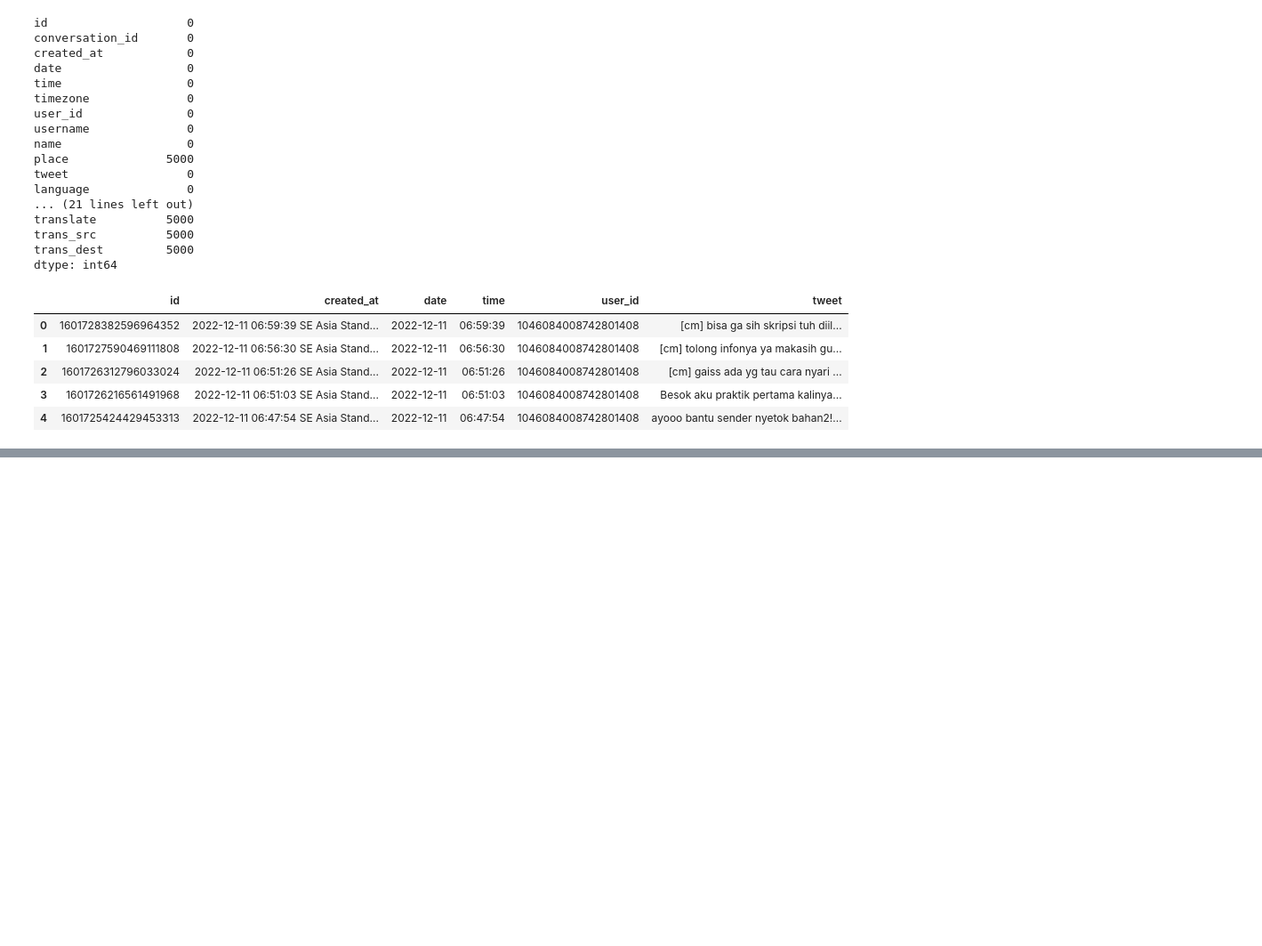
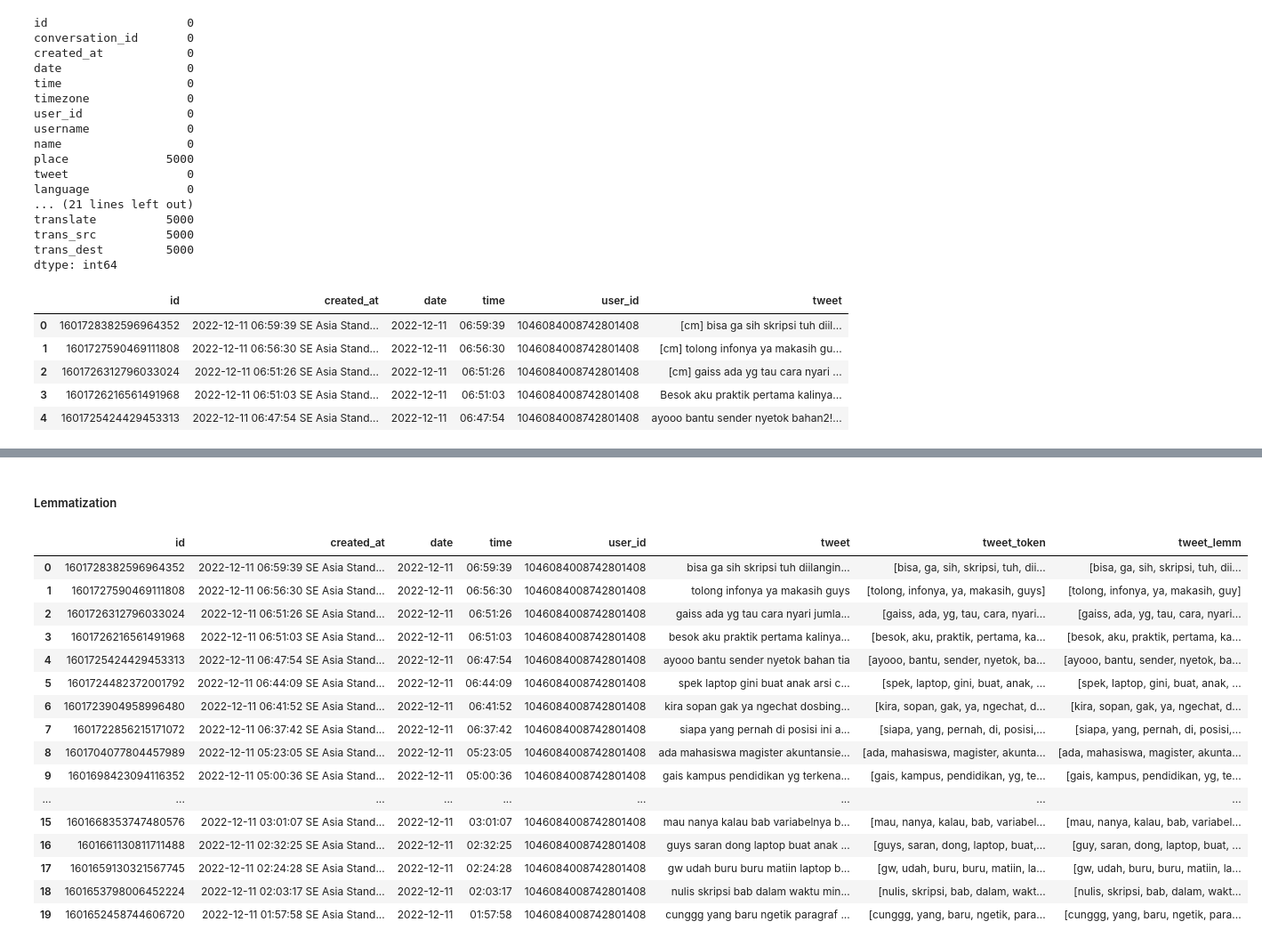
Before and after one commit to fika-aini/collegemenfess, a Jupyter notebook: js15_twint.ipynb, the cells around one changed output, grey strips where cells are left out. Shown at 89% size. Cells and saved outputs as stored; diff of their text form; code cells hidden in the pictures; blank space fills up the shorter version.

Commit message:
update case folding, tokenizing, filtering

```diff
--- a/js15_twint.ipynb
+++ b/js15_twint.ipynb
@@ -123,10 +125,14 @@ def cleaningText(text):
 
     text = text.replace('\n', ' ') #replace new line into space
     text = text.strip(' ') # remove characters space from both left and right text
+
     text = re.sub(r'[^\w\s]', '', (text)) # remove punctuation
+    #remove bot "cm"
+    text = re.sub(r'(cm)', '', (text))
+    text = re.sub(r'(Cm)', '', (text))
+    text = re.sub(r'(CM)', '', (text))
     return text
 
 cs['tweet'] = cs['tweet'].apply(cleaningText)
-cs['tweet'] = cs['tweet'].str.lower() # lower the text
-cs.tweet
+cs.tweet()
 # %% [output]
@@ -168,0 +197,8 @@ def lemmatize_text(text):
+# %%
+# Tokenized
+from nltk.tokenize import TweetTokenizer
+
+tweet_token = TweetTokenizer()
+cs['tweet_token'] = cs['tweet'].apply(tweet_token.tokenize)
+
+cs.head()
@@ -168,0 +212,30 @@ def lemmatize_text(text):
+# %% [markdown]
+##### Lemmatization
+# %%
+# Lemmatization
+lemmatizer = nltk.stem.WordNetLemmatizer()
+def lemmatizing(text):
+    lemm_text = [lemmatizer.lemmatize(word) for word in text]
+    return lemm_text
+
+cs['tweet_lemm'] = cs['tweet_token'].apply(lambda x: lemmatizing(x))
+
+cs.head(20)
+# %% [output]
+|  | id | created_at | date | time | user_id | tweet | tweet_token | tweet_lemm |
+| 0 | 1601728382596964352 | 2022-12-11 06:59:39 SE Asia Stand... | 2022-12-11 | 06:59:39 | 1046084008742801408 | bisa ga sih skripsi tuh diilangin... | [bisa, ga, sih, skripsi, tuh, dii... | [bisa, ga, sih, skripsi, tuh, dii... |
+| 1 | 1601727590469111808 | 2022-12-11 06:56:30 SE Asia Stand... | 2022-12-11 | 06:56:30 | 1046084008742801408 | tolong infonya ya makasih guys | [tolong, infonya, ya, makasih, guys] | [tolong, infonya, ya, makasih, guy] |
+| 2 | 1601726312796033024 | 2022-12-11 06:51:26 SE Asia Stand... | 2022-12-11 | 06:51:26 | 1046084008742801408 | gaiss ada yg tau cara nyari jumla... | [gaiss, ada, yg, tau, cara, nyari... | [gaiss, ada, yg, tau, cara, nyari... |
+| 3 | 1601726216561491968 | 2022-12-11 06:51:03 SE Asia Stand... | 2022-12-11 | 06:51:03 | 1046084008742801408 | besok aku praktik pertama kalinya... | [besok, aku, praktik, pertama, ka... | [besok, aku, praktik, pertama, ka... |
+| 4 | 1601725424429453313 | 2022-12-11 06:47:54 SE Asia Stand... | 2022-12-11 | 06:47:54 | 1046084008742801408 | ayooo bantu sender nyetok bahan tia | [ayooo, bantu, sender, nyetok, ba... | [ayooo, bantu, sender, nyetok, ba... |
+| 5 | 1601724482372001792 | 2022-12-11 06:44:09 SE Asia Stand... | 2022-12-11 | 06:44:09 | 1046084008742801408 | spek laptop gini buat anak arsi c... | [spek, laptop, gini, buat, anak, ... | [spek, laptop, gini, buat, anak, ... |
+| 6 | 1601723904958996480 | 2022-12-11 06:41:52 SE Asia Stand... | 2022-12-11 | 06:41:52 | 1046084008742801408 | kira sopan gak ya ngechat dosbing... | [kira, sopan, gak, ya, ngechat, d... | [kira, sopan, gak, ya, ngechat, d... |
+| 7 | 1601722856215171072 | 2022-12-11 06:37:42 SE Asia Stand... | 2022-12-11 | 06:37:42 | 1046084008742801408 | siapa yang pernah di posisi ini a... | [siapa, yang, pernah, di, posisi,... | [siapa, yang, pernah, di, posisi,... |
+| 8 | 1601704077804457989 | 2022-12-11 05:23:05 SE Asia Stand... | 2022-12-11 | 05:23:05 | 1046084008742801408 | ada mahasiswa magister akuntansie... | [ada, mahasiswa, magister, akunta... | [ada, mahasiswa, magister, akunta... |
+| 9 | 1601698423094116352 | 2022-12-11 05:00:36 SE Asia Stand... | 2022-12-11 | 05:00:36 | 1046084008742801408 | gais kampus pendidikan yg terkena... | [gais, kampus, pendidikan, yg, te... | [gais, kampus, pendidikan, yg, te... |
+| ... | ... | ... | ... | ... | ... | ... | ... | ... |
+| 15 | 1601668353747480576 | 2022-12-11 03:01:07 SE Asia Stand... | 2022-12-11 | 03:01:07 | 1046084008742801408 | mau nanya kalau bab variabelnya b... | [mau, nanya, kalau, bab, variabel... | [mau, nanya, kalau, bab, variabel... |
+| 16 | 1601661130811711488 | 2022-12-11 02:32:25 SE Asia Stand... | 2022-12-11 | 02:32:25 | 1046084008742801408 | guys saran dong laptop buat anak ... | [guys, saran, dong, laptop, buat,... | [guy, saran, dong, laptop, buat, ... |
+| 17 | 1601659130321567745 | 2022-12-11 02:24:28 SE Asia Stand... | 2022-12-11 | 02:24:28 | 1046084008742801408 | gw udah buru buru matiin laptop b... | [gw, udah, buru, buru, matiin, la... | [gw, udah, buru, buru, matiin, la... |
+| 18 | 1601653798006452224 | 2022-12-11 02:03:17 SE Asia Stand... | 2022-12-11 | 02:03:17 | 1046084008742801408 | nulis skripsi bab dalam waktu min... | [nulis, skripsi, bab, dalam, wakt... | [nulis, skripsi, bab, dalam, wakt... |
+| 19 | 1601652458744606720 | 2022-12-11 01:57:58 SE Asia Stand... | 2022-12-11 | 01:57:58 | 1046084008742801408 | cunggg yang baru ngetik paragraf ... | [cunggg, yang, baru, ngetik, para... | [cunggg, yang, baru, ngetik, para... |
```
Also changed, not shown: parts of 14 cells of this notebook.
